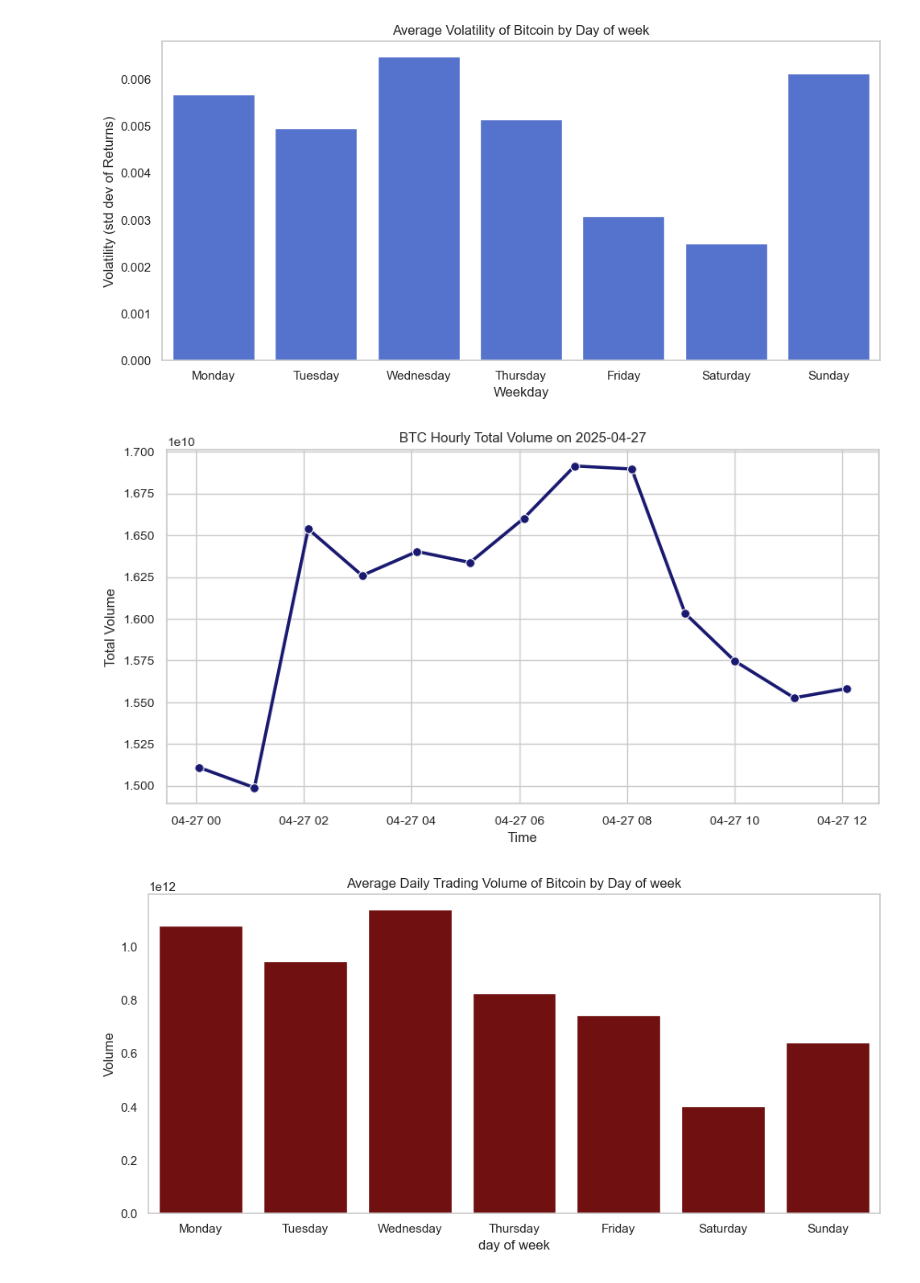
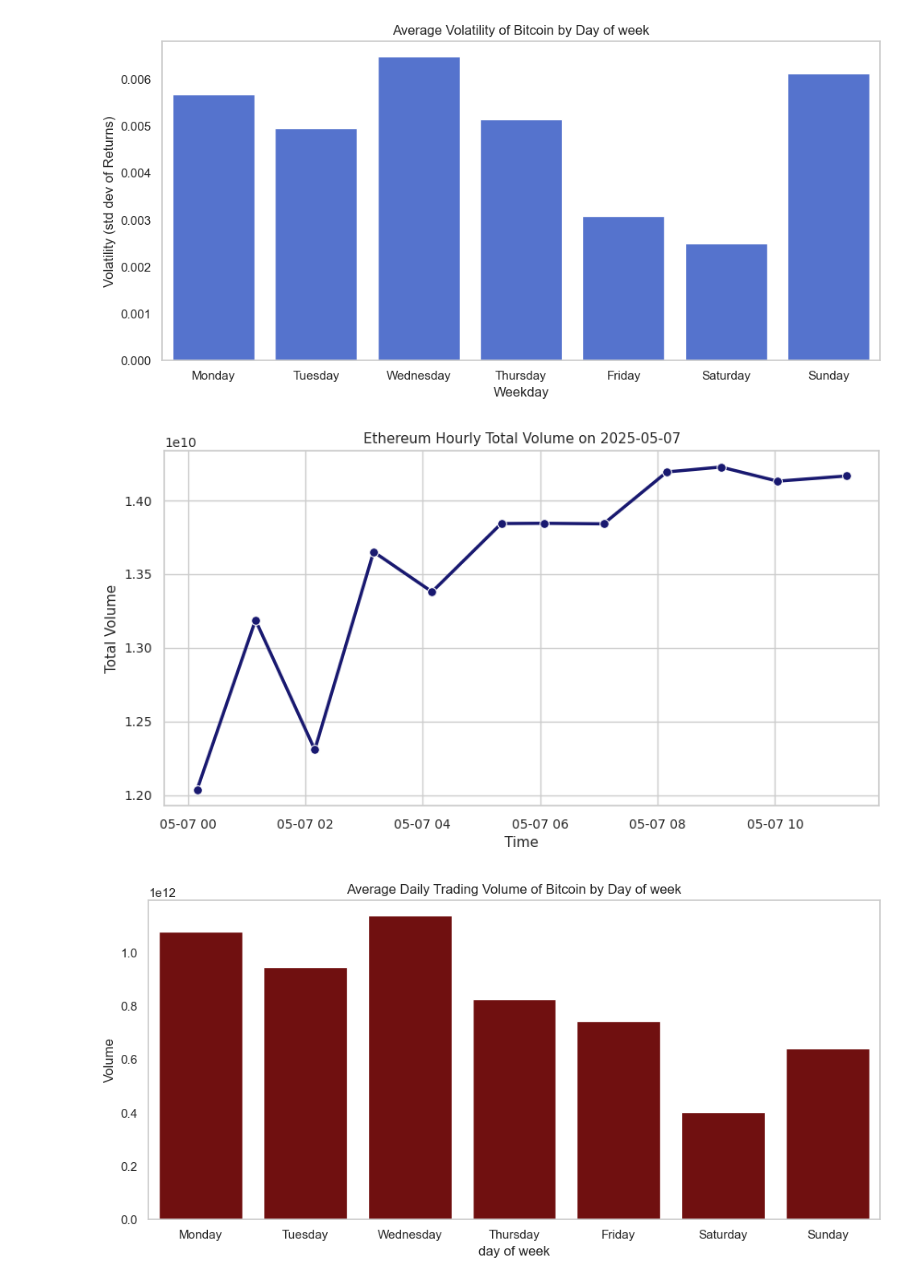
Before and after one commit to moyu1011-hka/hausarbeit-info2, a Jupyter notebook: test_coingecko_with_jupyter.ipynb, the cells around one changed output. Drawn from its saved outputs; the diff is of its cells as text; code cells hidden in the pictures.

```diff
--- a/test_coingecko_with_jupyter.ipynb
+++ b/test_coingecko_with_jupyter.ipynb
@@ -10,7 +10,8 @@ import seaborn as sns
 #connecting api
 from api_key import API_KEY
 
-url = "https://api.coingecko.com/api/v3/coins/bitcoin/market_chart" #api end point
+
+url = f"https://api.coingecko.com/api/v3/coins/bitcoin/market_chart" #api end point
 
 days_to_analyse = 2
 currency = 'usd'
@@ -46,7 +50,10 @@ def load_bitcoin_prices(days, currency = 'usd'):
     return prices
 # %%
 #extract volumes
-def load_bitcoin_volumes(days, currency = 'usd'):
+def load_token_volumes(days, currency = 'usd', token = None):
+
+    url = f"https://api.coingecko.com/api/v3/coins/{token}/market_chart"
+
     params = {
         'vs_currency': currency,
         'days': days
@@ -161,24 +171,25 @@ plt.show()
 [figure]
 # %%
 #Hourly Total Volume
+token = "ethereum"
 
-volumes = load_bitcoin_volumes(days = 2)
+volumes = load_token_volumes(days = 2, token = token)
 
 day_to_analyse = datetime(datetime.today().year, datetime.today().month, datetime.today().day, 0,0,0)
 next_day = day_to_analyse + pd.Timedelta(days=1)
 total_volumes = volumes[(volumes.index >= day_to_analyse) & (volumes.index < next_day)]
 #print(total_volumes)
 
 plt.figure(figsize=(10,5))
 sns.set_theme(style="whitegrid", palette="muted", font_scale=0.9)
 sns.lineplot(data=total_volumes, x=total_volumes.index, y='total_volume', linewidth=2.5, marker='o', markersize=7, color='midnightblue')
-plt.title(f'BTC Hourly Total Volume on {day_to_analyse.date()}')  # visualising price
+plt.title(f'{token.capitalize()} Hourly Total Volume on {day_to_analyse.date()}')  # visualising price
 plt.xlabel('Time')
 plt.ylabel('Total Volume')
 plt.grid(True)
 plt.show()
 # %% [output]
-[figure, old version]
+[figure, new version]
 # %%
 #Weekly Total Volume
 
```
Also changed, not shown: parts of 13 cells of this notebook.
